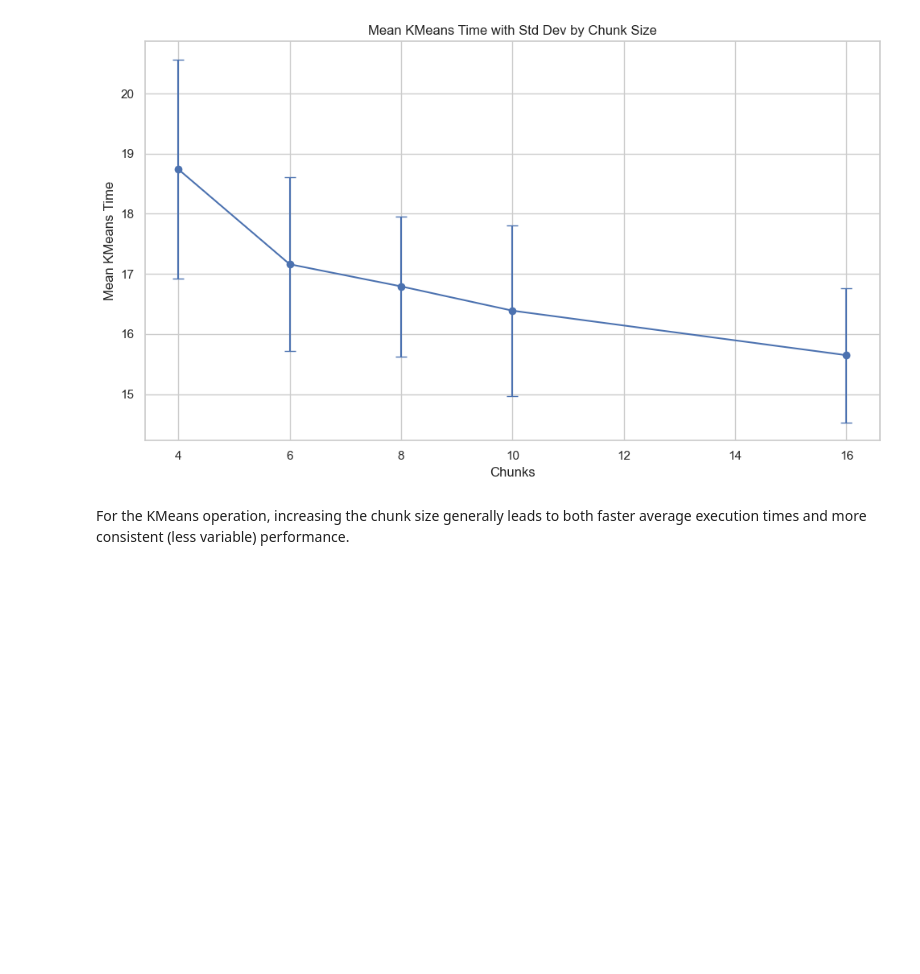
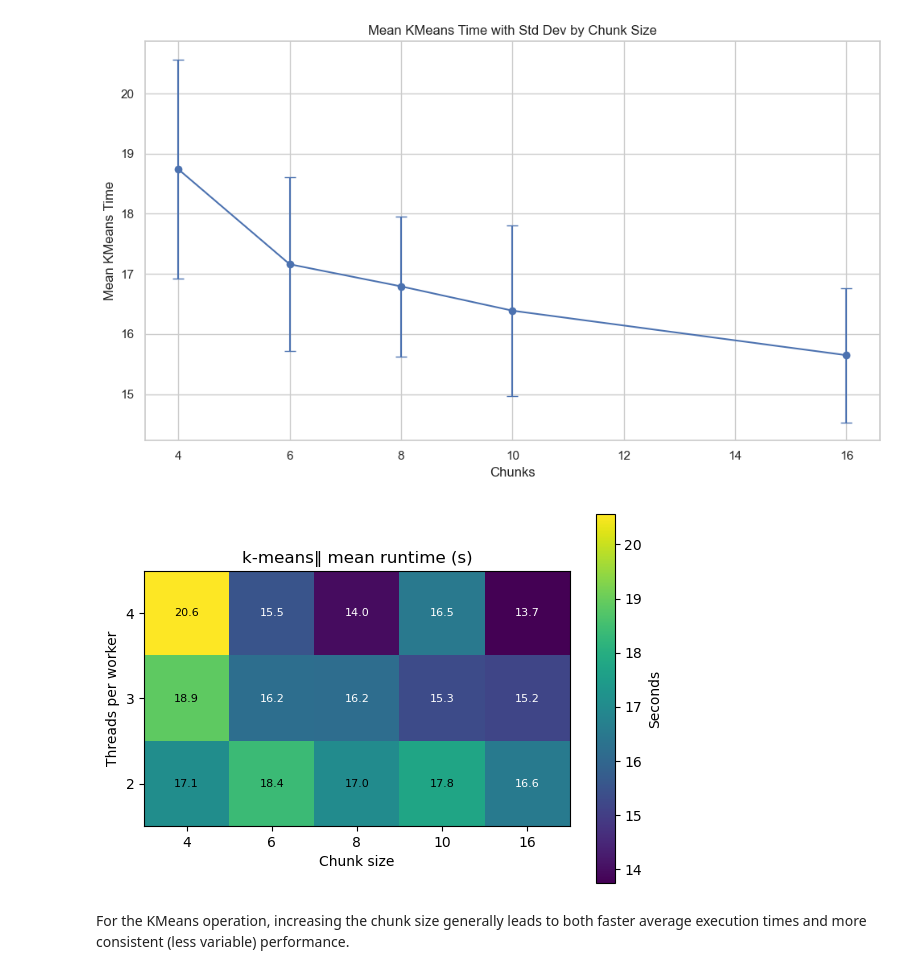
Before and after one commit to Vladi700/Parallel_k_means, a Jupyter notebook: bench_plots_2.ipynb, the cells around one changed output. Saved outputs shown, nothing was run; the diff lists cells and outputs as text; code cells hidden in the pictures; blank space fills up the shorter version.

```diff
--- a/bench_plots_2.ipynb
+++ b/bench_plots_2.ipynb
@@ -277,5 +278,42 @@ plt.tight_layout()
 plt.show()
 # %% [output]
 [figure]
+# %%
+df_plot = combined_df[combined_df["workers"] == 1]
+
+# 1 ▶ pivot so rows = threads, columns = chunks
+heat = (
+    df_plot
+    .pivot_table(index="threads",
+                 columns="chunks",
+                 values="kmeans_mean_time")
+    .sort_index()              # y-axis low→high threads
+    .sort_index(axis=1)        # x-axis low→high chunks
+)
+
+# 2 ▶ plot
+fig, ax = plt.subplots(figsize=(6, 4))
+im = ax.imshow(heat.values, cmap="viridis", origin="lower")
+
+# axis ticks & labels
+ax.set_xticks(range(len(heat.columns)), heat.columns)
+ax.set_yticks(range(len(heat.index)),  heat.index)
+ax.set_xlabel("Chunk size")
+ax.set_ylabel("Threads per worker")
+ax.set_title("k-means‖ mean runtime (s)")
+
+# annotate each cell with its value
+for (i, j), v in np.ndenumerate(heat.values):
+    ax.text(j, i, f"{v:.1f}", ha="center", va="center",
+            color="white" if v < heat.values.mean() else "black", fontsize=8)
+
+# colour-bar
+cbar = fig.colorbar(im, ax=ax)
+cbar.set_label("Seconds")
+
+plt.tight_layout()
+plt.show()
+# %% [output]
+[figure, added]
 # %% [markdown]
 For the KMeans operation, increasing the chunk size generally leads to both faster average execution times and more consistent (less variable) performance.
```
Also changed, not shown: parts of 2 cells of this notebook, 2 other files.
